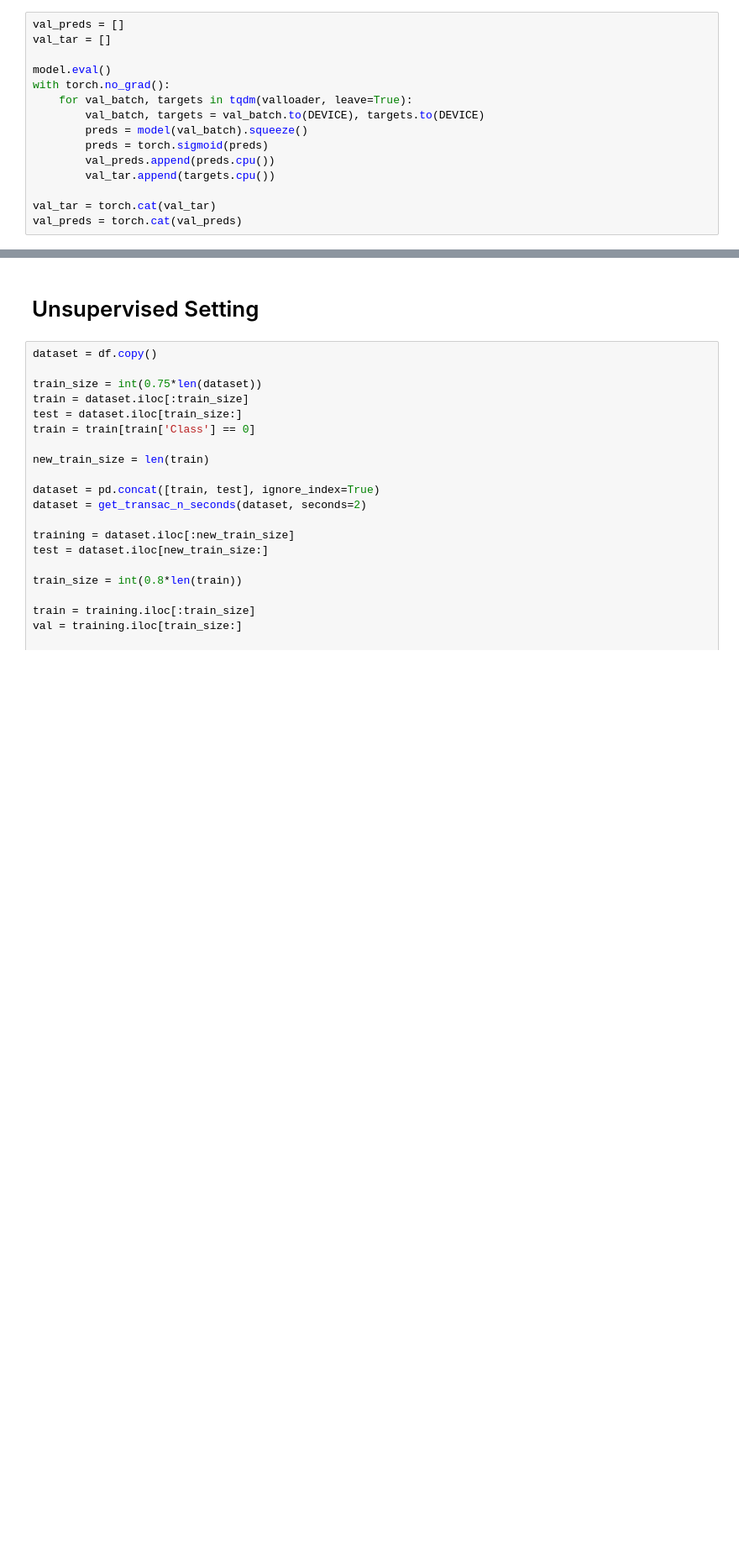
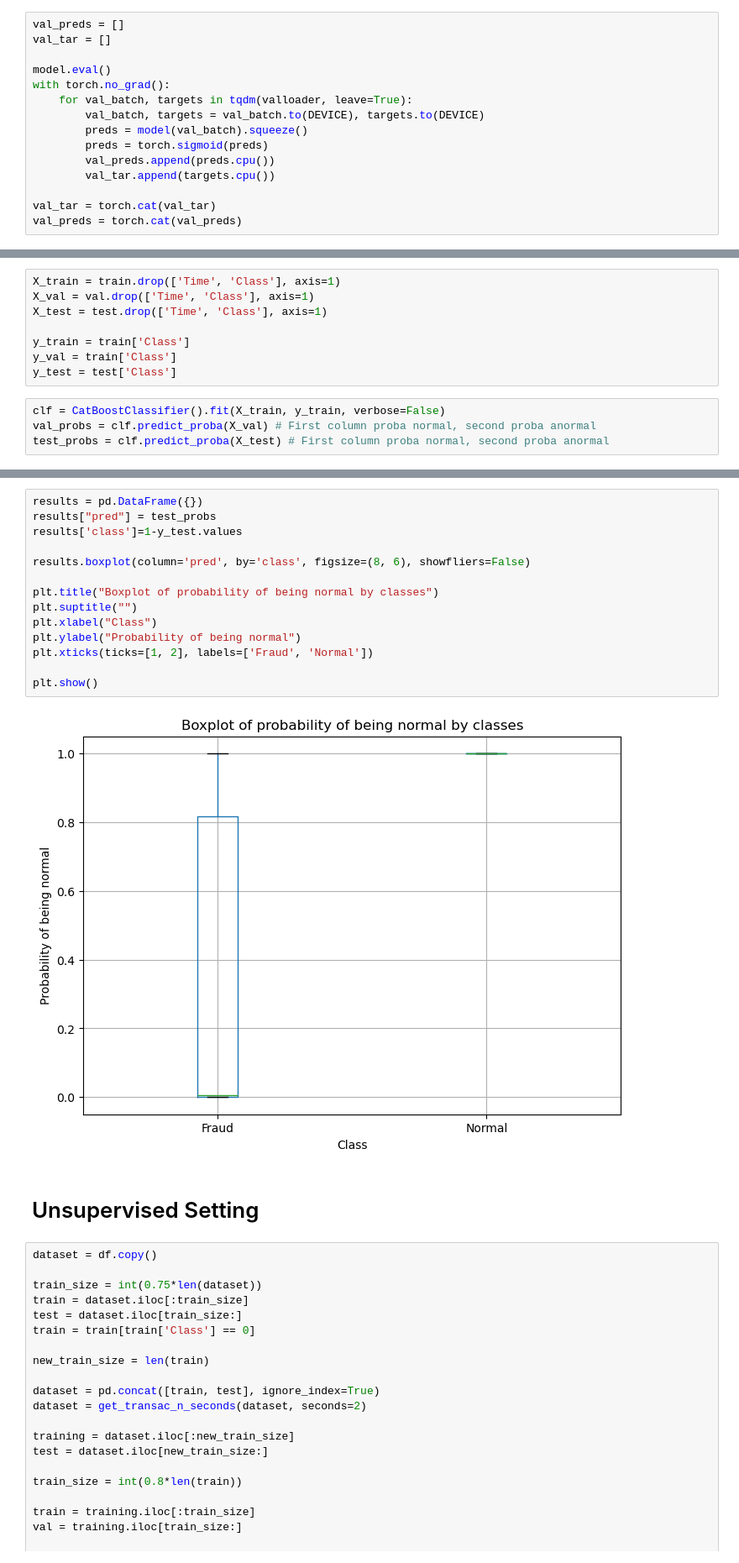
Before and after one commit to vilhess/CreditCardFraud, a Jupyter notebook: experiments.ipynb, the cells around one changed output, grey strips where cells are left out. Shown at 84% size. Saved outputs shown, nothing was run; the diff lists cells and outputs as text; blank space fills up the shorter version.

```diff
--- a/experiments.ipynb
+++ b/experiments.ipynb
@@ -199,0 +203,12 @@ plt.show()
+# %%
+X_train = train.drop(['Time', 'Class'], axis=1)
+X_val = val.drop(['Time', 'Class'], axis=1)
+X_test = test.drop(['Time', 'Class'], axis=1)
+
+y_train = train['Class']
+y_val = train['Class']
+y_test = test['Class']
+# %%
+clf = CatBoostClassifier().fit(X_train, y_train, verbose=False)
+val_probs = clf.predict_proba(X_val) # First column proba normal, second proba anormal
+test_probs = clf.predict_proba(X_test) # First column proba normal, second proba anormal
@@ -200,3 +241,19 @@ plt.show()
+# %%
+results = pd.DataFrame({})
+results["pred"] = test_probs
+results['class']=1-y_test.values
+
+results.boxplot(column='pred', by='class', figsize=(8, 6), showfliers=False)
+
+plt.title("Boxplot of probability of being normal by classes")
+plt.suptitle("")
+plt.xlabel("Class")
+plt.ylabel("Probability of being normal")
+plt.xticks(ticks=[1, 2], labels=['Fraud', 'Normal'])
+
+plt.show()
+# %% [output]
+[figure, added]
 # %% [markdown]
 # Unsupervised Setting
 # %%
```
Also changed, not shown: parts of 16 cells of this notebook, 2 other files.
